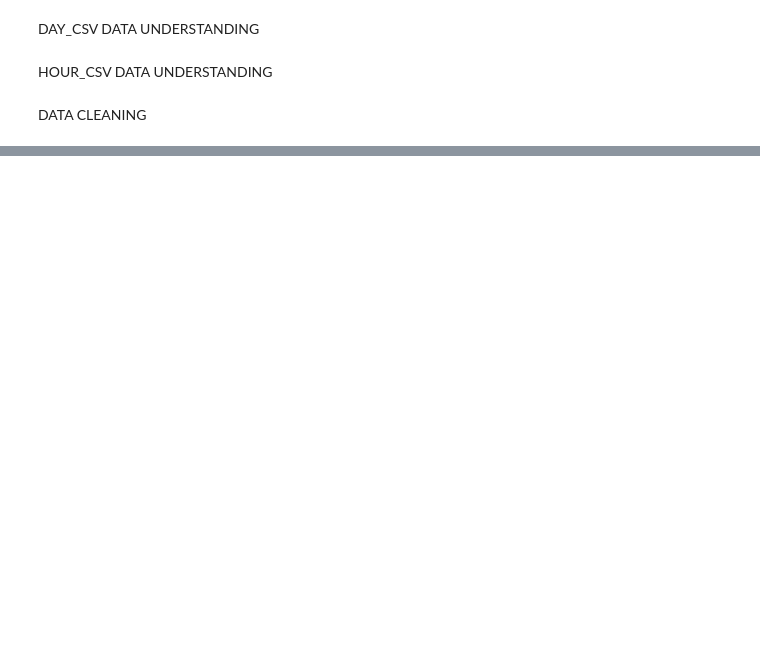
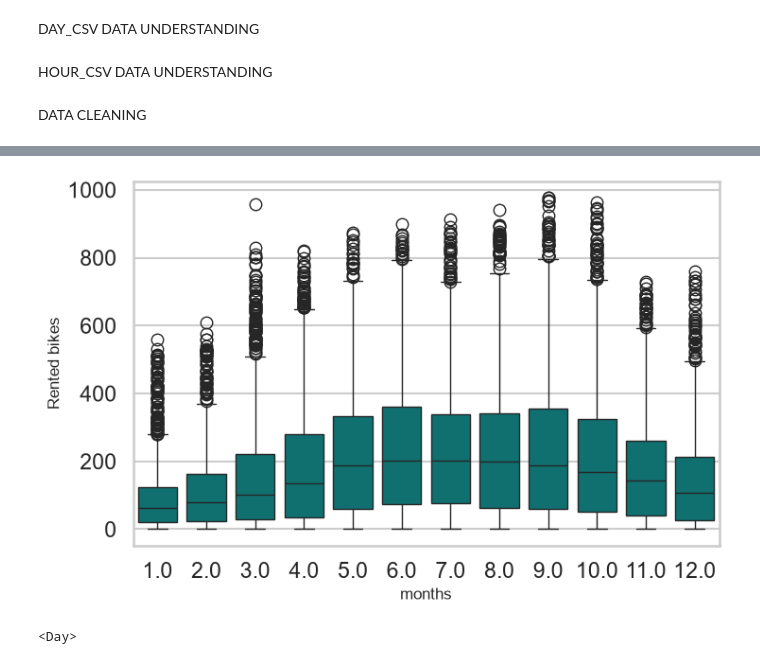
Before and after one commit to Miris-01/bike-sharing, a Jupyter notebook: bike-analysis.ipynb, the cells around one changed output, grey strips where cells are left out. Cells and saved outputs as stored; diff of their text form; code cells hidden in the pictures; blank space fills up the shorter version.

```diff
--- a/bike-analysis.ipynb
+++ b/bike-analysis.ipynb
@@ -151,2 +179,10 @@ plt.show()
 # %%
-#searching for outliers.
+#searching for outliers. The best way is creating a boxplot
+
+clean_hours = final_hour_df.index.hour
+ax = sns.boxplot(data=final_hour_df, x='month', y='rented_bikes', color = 'teal')
+plt.xlabel('months')
+plt.ylabel('Rented bikes')
+plt.show()
+# %% [output]
+[figure, added]
@@ -156,2 +201,9 @@ plt.show()
+# %%
+#para comprobar que todo ha funcionado bien:
+#day_df.head()
+#type(day_df.index)
+day_df.index.freq
+# %% [output]
+<Day>
 # %%
 #Definición de la serie temporal. Gráficos que demuestren la temporalidad. Buscar tendencia y estacionalidad.
```
Also changed, not shown: parts of 19 cells of this notebook, 1 other file.
